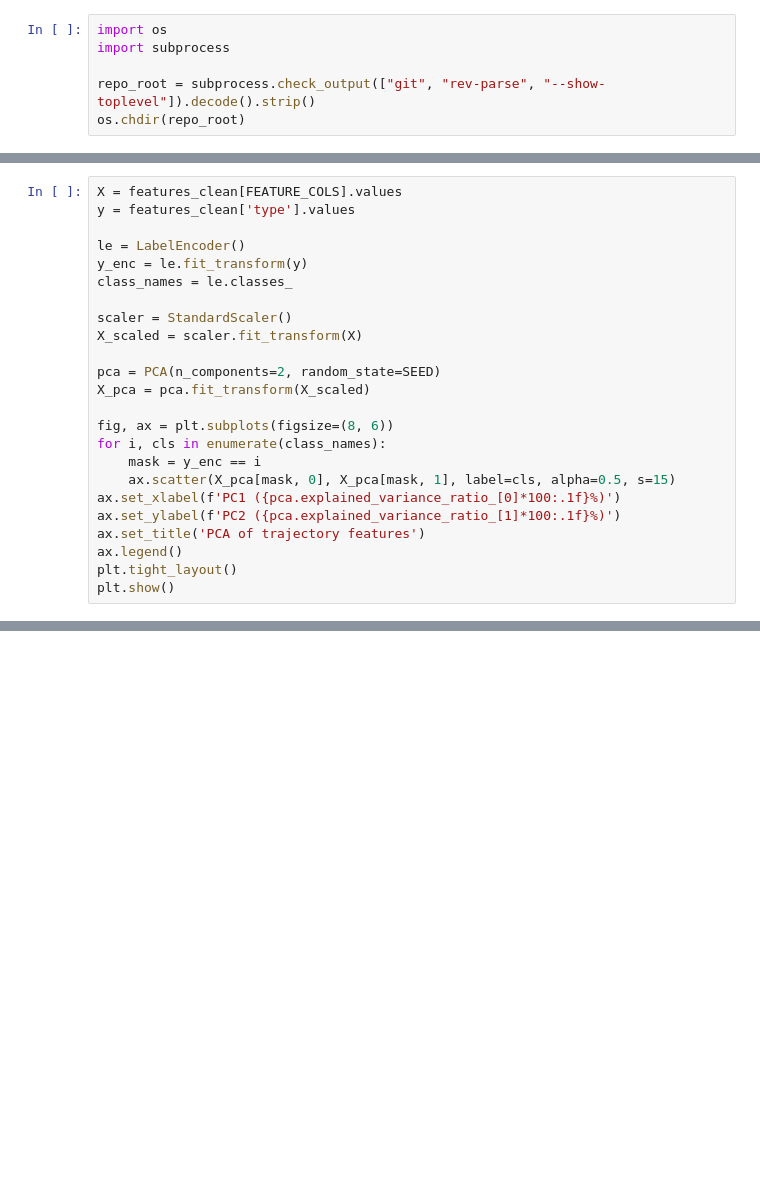
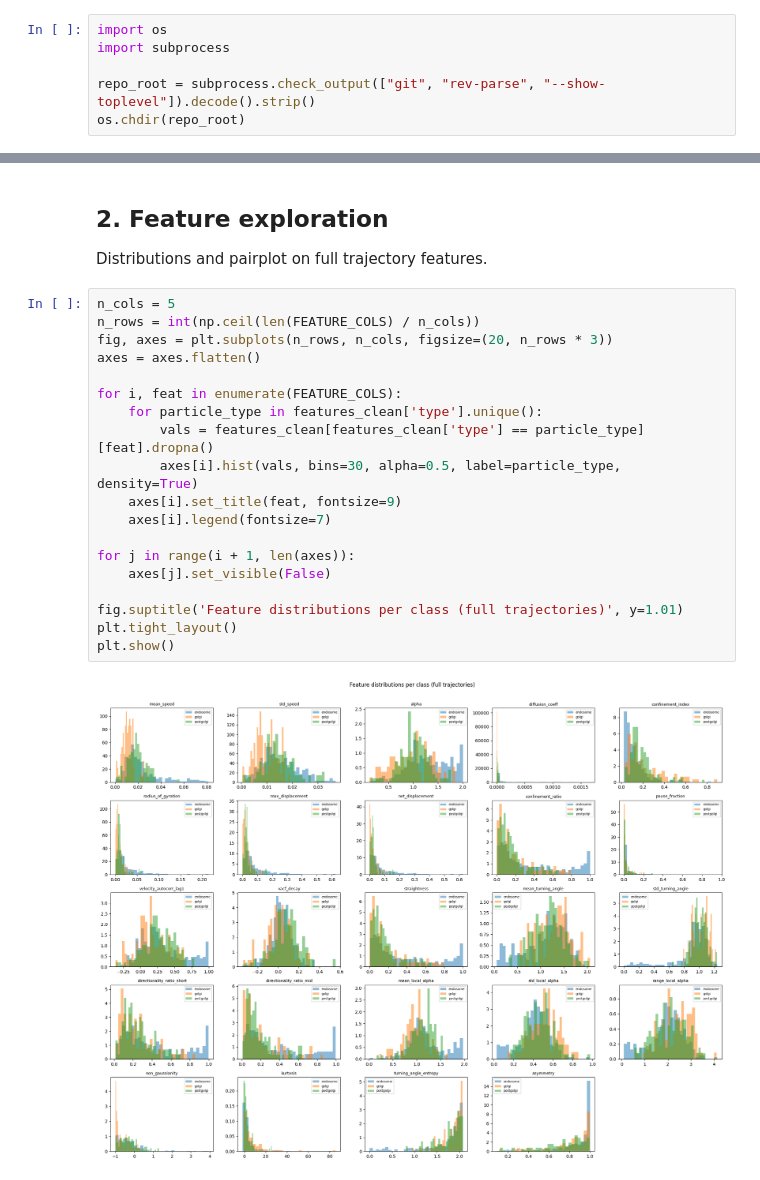
Before and after one commit to foca13/ParticleClassification, a Jupyter notebook: notebooks/01_classical_baseline.ipynb, the cells around one changed output, grey strips where cells are left out. Drawn from its saved outputs; the diff is of its cells as text; blank space fills up the shorter version.

```diff
--- a/notebooks/01_classical_baseline.ipynb
+++ b/notebooks/01_classical_baseline.ipynb
@@ -156,24 +6,0 @@ Visualise class separability in a lower-dimensional feature space.
-# %%
-X = features_clean[FEATURE_COLS].values
-y = features_clean['type'].values
-
-le = LabelEncoder()
-y_enc = le.fit_transform(y)
-class_names = le.classes_
-
-scaler = StandardScaler()
-X_scaled = scaler.fit_transform(X)
-
-pca = PCA(n_components=2, random_state=SEED)
-X_pca = pca.fit_transform(X_scaled)
-
-fig, ax = plt.subplots(figsize=(8, 6))
-for i, cls in enumerate(class_names):
-    mask = y_enc == i
-    ax.scatter(X_pca[mask, 0], X_pca[mask, 1], label=cls, alpha=0.5, s=15)
-ax.set_xlabel(f'PC1 ({pca.explained_variance_ratio_[0]*100:.1f}%)')
-ax.set_ylabel(f'PC2 ({pca.explained_variance_ratio_[1]*100:.1f}%)')
-ax.set_title('PCA of trajectory features')
-ax.legend()
-plt.tight_layout()
-plt.show()
@@ -367,0 +146,24 @@ Weak separability. GNN may improve over classical methods but gains may be limit
+# %% [markdown]
+## 2. Feature exploration
+Distributions and pairplot on full trajectory features.
+# %%
+n_cols = 5
+n_rows = int(np.ceil(len(FEATURE_COLS) / n_cols))
+fig, axes = plt.subplots(n_rows, n_cols, figsize=(20, n_rows * 3))
+axes = axes.flatten()
+
+for i, feat in enumerate(FEATURE_COLS):
+    for particle_type in features_clean['type'].unique():
+        vals = features_clean[features_clean['type'] == particle_type][feat].dropna()
+        axes[i].hist(vals, bins=30, alpha=0.5, label=particle_type, density=True)
+    axes[i].set_title(feat, fontsize=9)
+    axes[i].legend(fontsize=7)
+
+for j in range(i + 1, len(axes)):
+    axes[j].set_visible(False)
+
+fig.suptitle('Feature distributions per class (full trajectories)', y=1.01)
+plt.tight_layout()
+plt.show()
+# %% [output]
+[figure, added]
```
Also changed, not shown: parts of 42 cells of this notebook, 7 other files.
